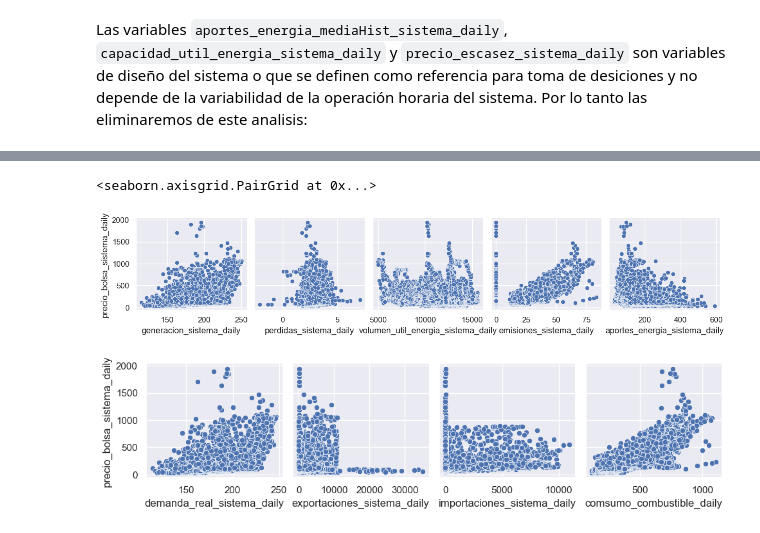
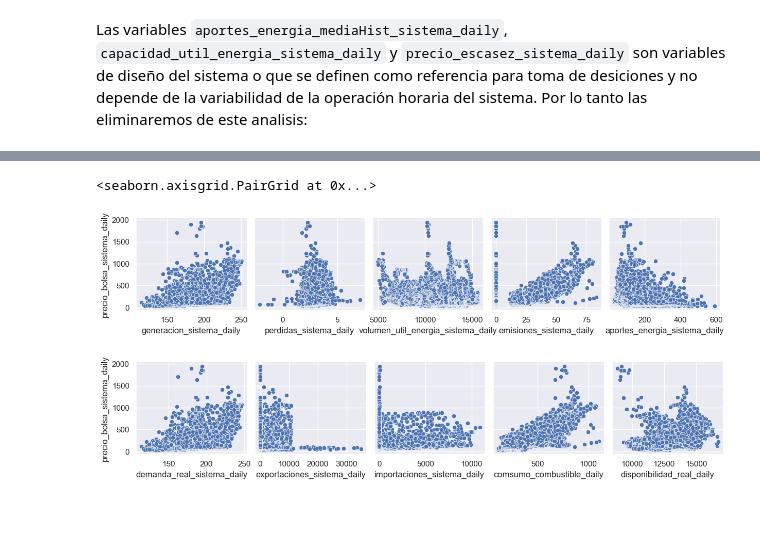
Before and after one commit to sistema-electrico-colombia/transform-EDA, a Jupyter notebook: exploratory_data_analysis.ipynb, the cells around one changed output, grey strips where cells are left out. Drawn from its saved outputs; the diff is of its cells as text; code cells hidden in the pictures.

```diff
--- a/exploratory_data_analysis.ipynb
+++ b/exploratory_data_analysis.ipynb
@@ -459,25 +461,25 @@ Index(['generacion_sistema_daily', 'perdidas_sistema_daily',
 # %%
 y_vars = ['precio_bolsa_sistema_daily']
 
 x_vars = ['generacion_sistema_daily',
 
           'perdidas_sistema_daily',
           'volumen_util_energia_sistema_daily',
           'emisiones_sistema_daily',
           'aportes_energia_sistema_daily']
 
 sns.pairplot(df_sistema_electrico_converted, y_vars=y_vars, x_vars=x_vars)
 x_vars = [
 
           'demanda_real_sistema_daily',
           'exportaciones_sistema_daily',
           'importaciones_sistema_daily',
-
-          'comsumo_combustible_daily']
+          'comsumo_combustible_daily',
+          'disponibilidad_real_daily']
 sns.pairplot(df_sistema_electrico_converted, y_vars=y_vars, x_vars=x_vars)
 # %% [output]
 <seaborn.axisgrid.PairGrid at 0x...>
 [figure]
-[figure, old version]
+[figure, new version]
 # %%
 df_sistema_electrico_converted.to_csv('./data/df_sistema_electrico_ML.csv')
```
Also changed, not shown: parts of 6 cells of this notebook, 1 other file.
